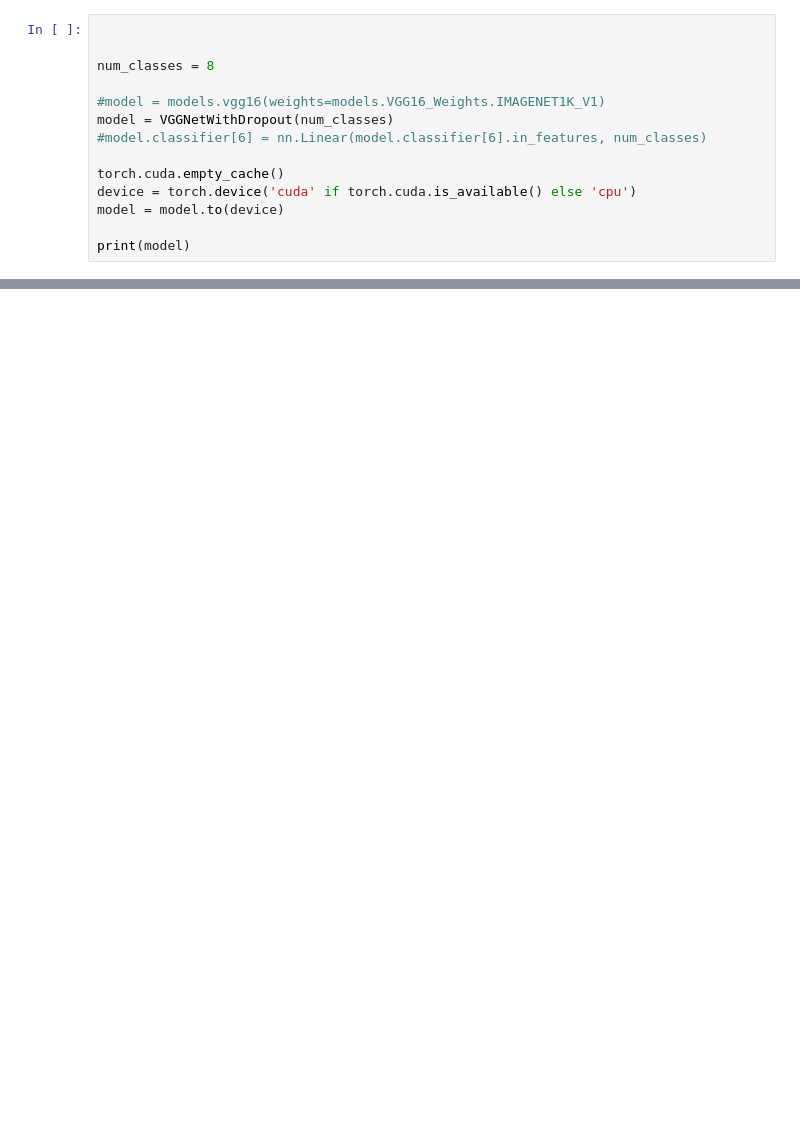
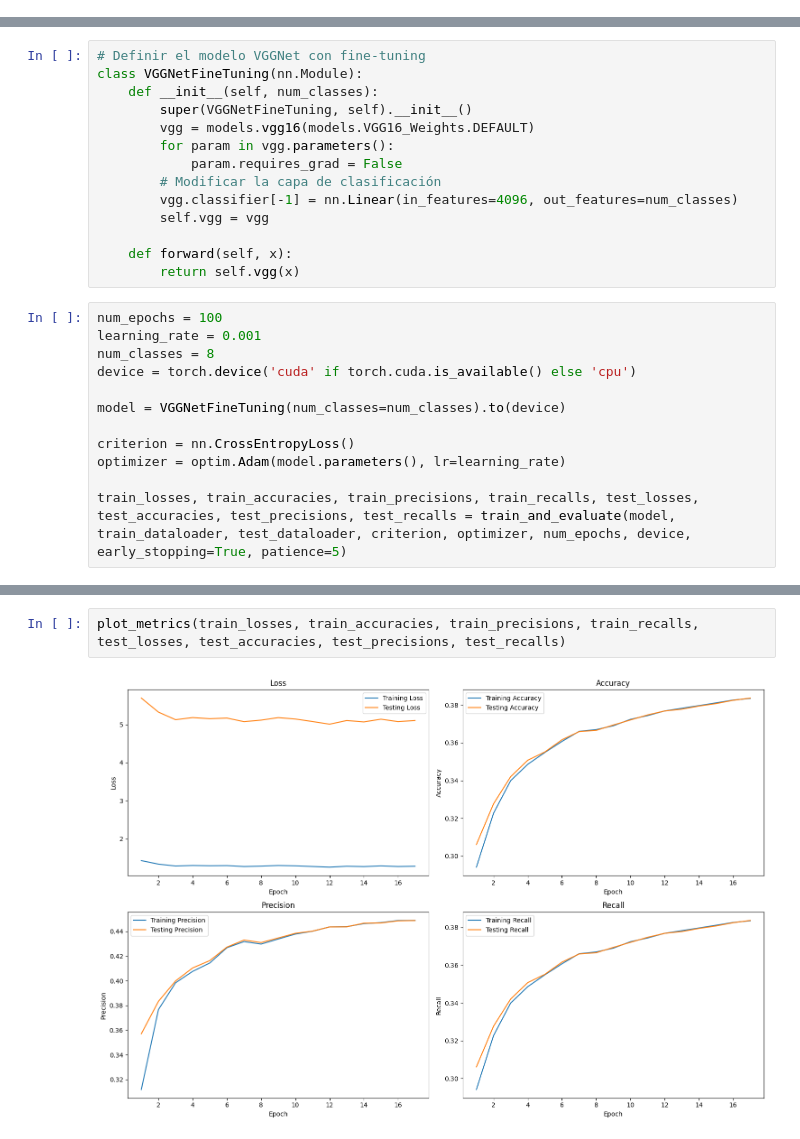
Before and after one commit to EnzoA/Ocular_Disease_Classification, a Jupyter notebook: vggnet.ipynb, the cells around one changed output, grey strips where cells are left out. Drawn from its saved outputs; the diff is of its cells as text; blank space fills up the shorter version.

Commit message:
vggnet early stop fine tunning

```diff
--- a/vggnet.ipynb
+++ b/vggnet.ipynb
@@ -181,14 +0,0 @@ class VGGNetWithDropout(nn.Module):
-# %%
-
-
-num_classes = 8
-
-#model = models.vgg16(weights=models.VGG16_Weights.IMAGENET1K_V1)
-model = VGGNetWithDropout(num_classes)
-#model.classifier[6] = nn.Linear(model.classifier[6].in_features, num_classes)
-
-torch.cuda.empty_cache()
-device = torch.device('cuda' if torch.cuda.is_available() else 'cpu')
-model = model.to(device)
-
-print(model)
@@ -325,0 +364,26 @@ Val Loss: 2.5208, Val Accuracy: 0.4574
+# %%
+# Definir el modelo VGGNet con fine-tuning
+class VGGNetFineTuning(nn.Module):
+    def __init__(self, num_classes):
+        super(VGGNetFineTuning, self).__init__()
+        vgg = models.vgg16(models.VGG16_Weights.DEFAULT)
+        for param in vgg.parameters():
+            param.requires_grad = False
+        # Modificar la capa de clasificación
+        vgg.classifier[-1] = nn.Linear(in_features=4096, out_features=num_classes)
+        self.vgg = vgg
+
+    def forward(self, x):
+        return self.vgg(x)
+# %%
+num_epochs = 100
+learning_rate = 0.001
+num_classes = 8
+device = torch.device('cuda' if torch.cuda.is_available() else 'cpu')
+
+model = VGGNetFineTuning(num_classes=num_classes).to(device)
+
+criterion = nn.CrossEntropyLoss()
+optimizer = optim.Adam(model.parameters(), lr=learning_rate)
+
+train_losses, train_accuracies, train_precisions, train_recalls, test_losses, test_accuracies, test_precisions, test_recalls = train_and_evaluate(model, train_dataloader, test_dataloader, criterion, optimizer, num_epochs, device, early_stopping=True, patience=5)
@@ -325,0 +404,4 @@ Val Loss: 2.5208, Val Accuracy: 0.4574
+# %%
+plot_metrics(train_losses, train_accuracies, train_precisions, train_recalls, test_losses, test_accuracies, test_precisions, test_recalls)
+# %% [output]
+[figure, added]
```
Also changed, not shown: parts of 22 cells of this notebook.
